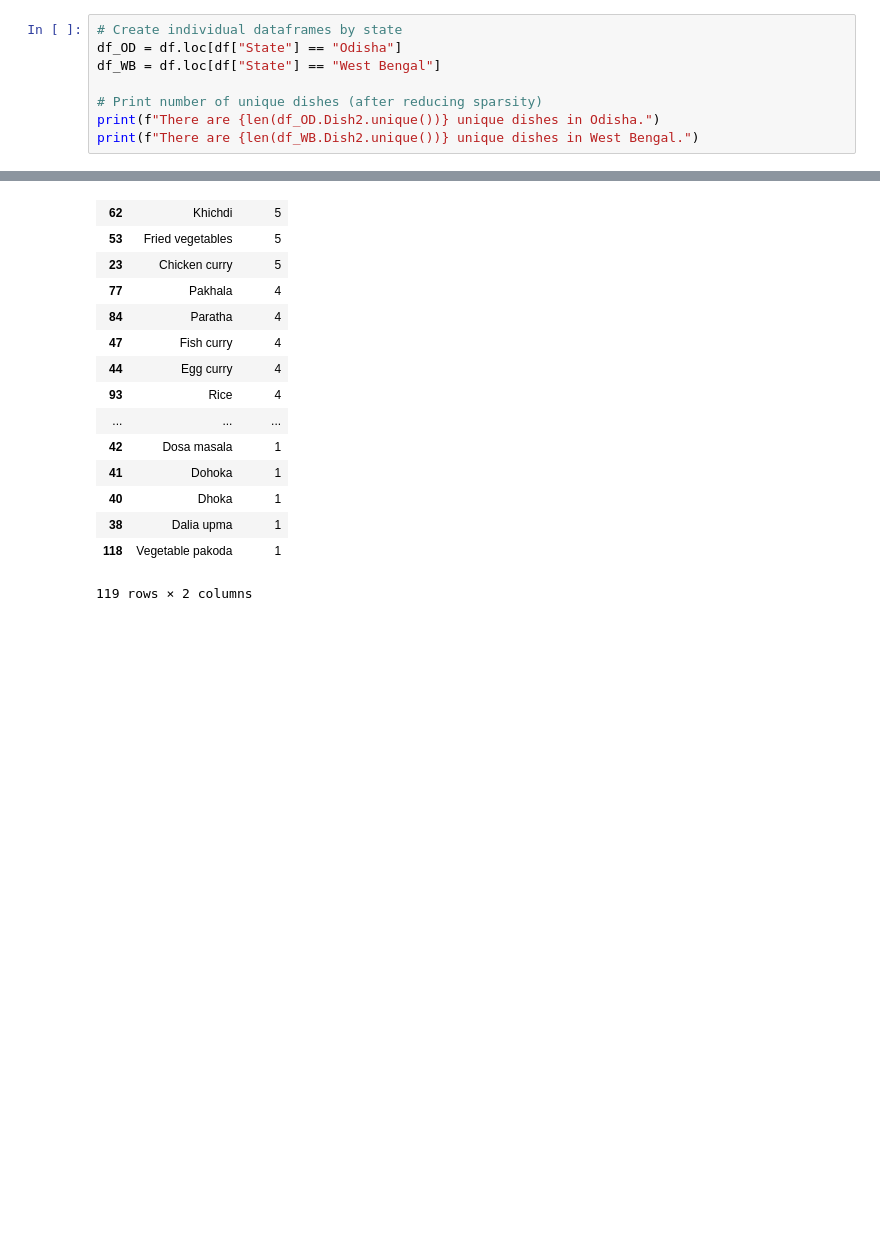
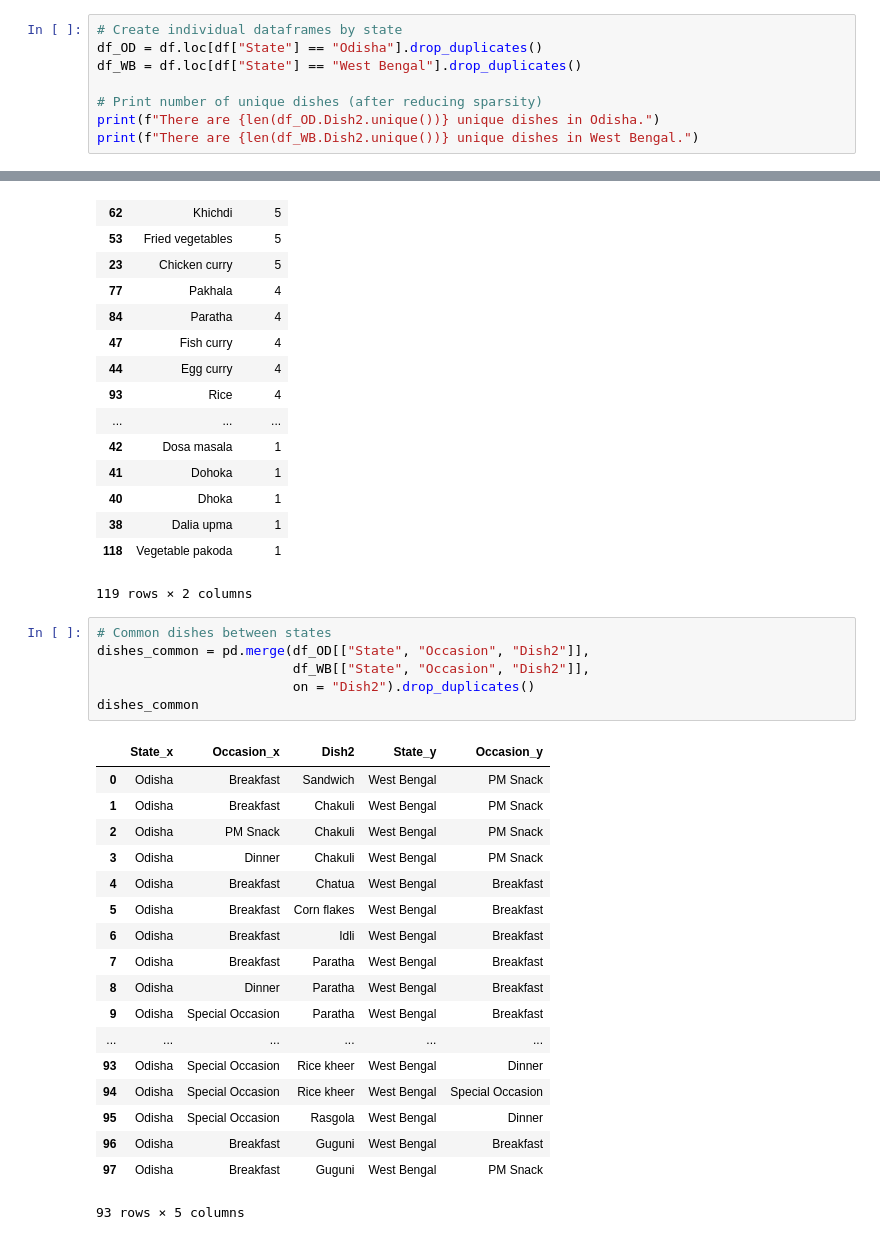
Before and after one commit to rochiecuevas/FoodChoice, a Jupyter notebook: Expert_Elicitation.ipynb, the cells around one changed output, grey strips where cells are left out. Drawn from its saved outputs; the diff is of its cells as text; blank space fills up the shorter version.

Commit message:
identified the common dishes between states

```diff
--- a/Expert_Elicitation.ipynb
+++ b/Expert_Elicitation.ipynb
@@ -34,8 +34,8 @@ df.head()
 ## Explore the dataset
 # %%
 # Create individual dataframes by state
-df_OD = df.loc[df["State"] == "Odisha"]
-df_WB = df.loc[df["State"] == "West Bengal"]
+df_OD = df.loc[df["State"] == "Odisha"].drop_duplicates()
+df_WB = df.loc[df["State"] == "West Bengal"].drop_duplicates()
 
 # Print number of unique dishes (after reducing sparsity)
 print(f"There are {len(df_OD.Dish2.unique())} unique dishes in Odisha.")
@@ -90,3 +90,28 @@ dish_grouped2.sort_values("Count", ascending = False)
 | 38 | Dalia upma | 1 |
 | 118 | Vegetable pakoda | 1 |
 119 rows × 2 columns
+# %%
+# Common dishes between states
+dishes_common = pd.merge(df_OD[["State", "Occasion", "Dish2"]],
+                         df_WB[["State", "Occasion", "Dish2"]],
+                         on = "Dish2").drop_duplicates()
+dishes_common
+# %% [output]
+|  | State_x | Occasion_x | Dish2 | State_y | Occasion_y |
+| 0 | Odisha | Breakfast | Sandwich | West Bengal | PM Snack |
+| 1 | Odisha | Breakfast | Chakuli | West Bengal | PM Snack |
+| 2 | Odisha | PM Snack | Chakuli | West Bengal | PM Snack |
+| 3 | Odisha | Dinner | Chakuli | West Bengal | PM Snack |
+| 4 | Odisha | Breakfast | Chatua | West Bengal | Breakfast |
+| 5 | Odisha | Breakfast | Corn flakes | West Bengal | Breakfast |
+| 6 | Odisha | Breakfast | Idli | West Bengal | Breakfast |
+| 7 | Odisha | Breakfast | Paratha | West Bengal | Breakfast |
+| 8 | Odisha | Dinner | Paratha | West Bengal | Breakfast |
+| 9 | Odisha | Special Occasion | Paratha | West Bengal | Breakfast |
+| ... | ... | ... | ... | ... | ... |
+| 93 | Odisha | Special Occasion | Rice kheer | West Bengal | Dinner |
+| 94 | Odisha | Special Occasion | Rice kheer | West Bengal | Special Occasion |
+| 95 | Odisha | Special Occasion | Rasgola | West Bengal | Dinner |
+| 96 | Odisha | Breakfast | Guguni | West Bengal | Breakfast |
+| 97 | Odisha | Breakfast | Guguni | West Bengal | PM Snack |
+93 rows × 5 columns
```
